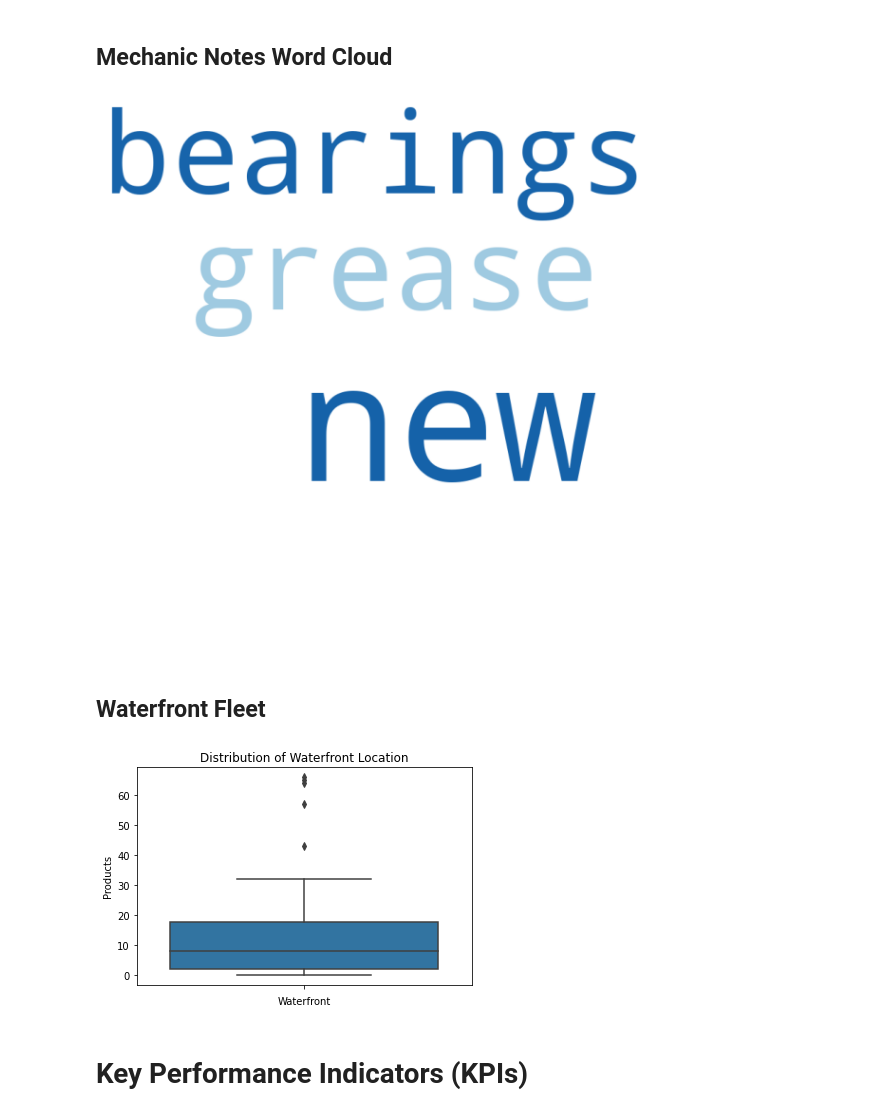
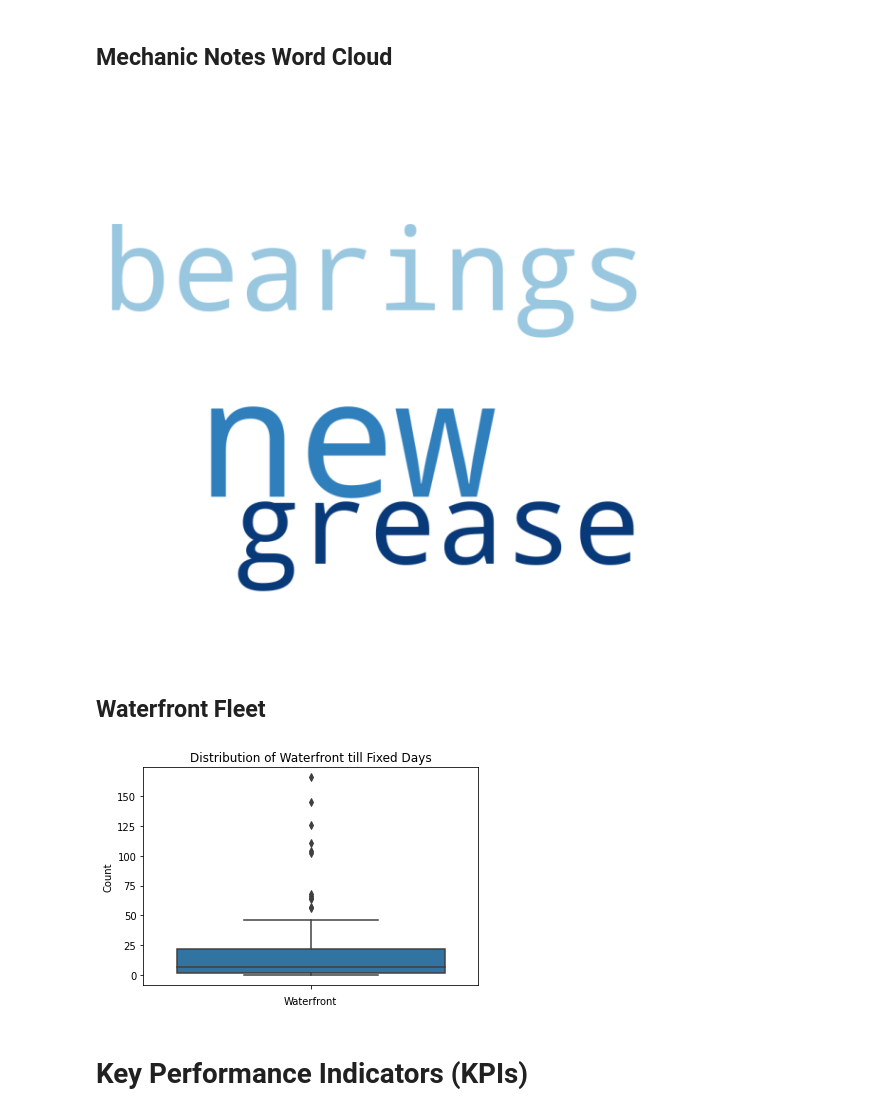
Before and after one commit to robertmounce/Python_Portfolio, a Jupyter notebook: wheel-fun-rentals-cleaning-and-basic-analysis.ipynb, the cells around one changed output. Drawn from its saved outputs; the diff is of its cells as text; code cells hidden in the pictures.

```diff
--- a/wheel-fun-rentals-cleaning-and-basic-analysis.ipynb
+++ b/wheel-fun-rentals-cleaning-and-basic-analysis.ipynb
@@ -715,5 +615,0 @@ July_reports.describe()
-# %%
-# Update 'Fixed_Days' to dataset mean of 17.6 for July 2021 reports
-df.loc[July_reports.index, 'Fixed_Days'] = 17.6
-df.describe()
-# 13 reports changed from 32 outlier reports
@@ -896,7 +796,7 @@ plt.show()
 ## Tire Related Problems Overtime
 # %%
 # Create a new column that contains a boolean value indicating whether the description contains the word "tire"
-df["Has_Tire"] = df["Description"].str.contains("tire|flat")
+df["Has_Tire"] = df["Description"].str.contains("tire")
 
 # Group the data by Down_Date and count the number of rows for each date that have a description containing the word "tire"
 tire_counts = df.groupby("YearMonth")["Has_Tire"].sum()
@@ -1094,26 +921,26 @@ plt.axis('off')
 plt.tight_layout(pad=0)
 plt.show()
 # %% [output]
-[figure, old version]
+[figure, new version]
 # %% [markdown]
 ## Waterfront Fleet
 # %%
 
 
-# Filter the data for the Waterfront location
+# Collect the data for the Waterfront location
 waterfront_data = df.loc[df['Location'] == 'Waterfront', :]
 
-# Create a boxplot of the quantity of products sold
+# Create a boxplot of the quantity of days till the bike was fixed
 sns.boxplot(data=waterfront_data, y='Fixed_Days')
 
 # Set plot title and axis labels
-plt.title('Distribution of Waterfront Location')
+plt.title('Distribution of Waterfront till Fixed Days')
 plt.xlabel('Waterfront')
-plt.ylabel('Products')
+plt.ylabel('Count')
 
 # Display the plot
 plt.show()
 # %% [output]
-[figure, old version]
+[figure, new version]
 # %% [markdown]
 # Key Performance Indicators (KPIs)
```
Also changed, not shown: parts of 48 cells of this notebook.
